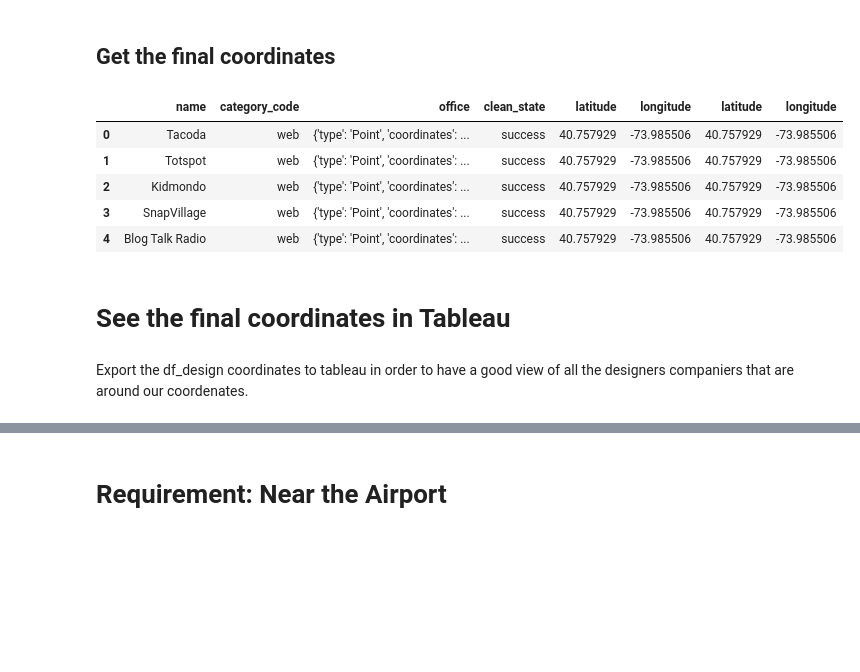
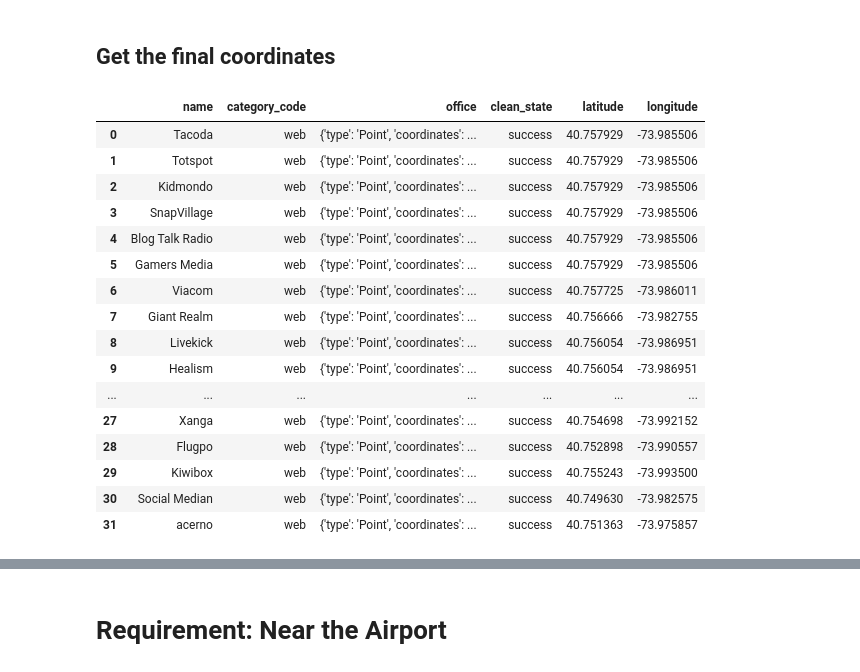
Before and after one commit to Carolinacastioni/mongo-project, a Jupyter notebook: Input/Project.ipynb, the cells around one changed output, grey strips where cells are left out. Saved outputs shown, nothing was run; the diff lists cells and outputs as text; code cells hidden in the pictures; blank space fills up the shorter version.

```diff
--- a/Input/Project.ipynb
+++ b/Input/Project.ipynb
@@ -330,23 +330,30 @@ result
 # %%
 def easyLatLng(row):
     of = row.office
     return {
         "latitude":of["coordinates"][1],
         "longitude":of["coordinates"][0]
     }
 
-df_design = pd.DataFrame(result)
+df_final = pd.DataFrame(result)
 
-df_design = pd.concat([df, df.apply(easyLatLng, axis=1, result_type="expand")], axis=1)
-df_design.head()
+df_final = pd.concat([df_final, df_final.apply(easyLatLng, axis=1, result_type="expand")], axis=1)
+df_final
 # %% [output]
-|  | name | category_code | office | clean_state | latitude | longitude | latitude | longitude |
-| 0 | Tacoda | web | {'type': 'Point', 'coordinates': ... | success | 40.757929 | -73.985506 | 40.757929 | -73.985506 |
-| 1 | Totspot | web | {'type': 'Point', 'coordinates': ... | success | 40.757929 | -73.985506 | 40.757929 | -73.985506 |
-| 2 | Kidmondo | web | {'type': 'Point', 'coordinates': ... | success | 40.757929 | -73.985506 | 40.757929 | -73.985506 |
-| 3 | SnapVillage | web | {'type': 'Point', 'coordinates': ... | success | 40.757929 | -73.985506 | 40.757929 | -73.985506 |
-| 4 | Blog Talk Radio | web | {'type': 'Point', 'coordinates': ... | success | 40.757929 | -73.985506 | 40.757929 | -73.985506 |
+|  | name | category_code | office | clean_state | latitude | longitude |
+| 0 | Tacoda | web | {'type': 'Point', 'coordinates': ... | success | 40.757929 | -73.985506 |
+| 1 | Totspot | web | {'type': 'Point', 'coordinates': ... | success | 40.757929 | -73.985506 |
+| 2 | Kidmondo | web | {'type': 'Point', 'coordinates': ... | success | 40.757929 | -73.985506 |
+| 3 | SnapVillage | web | {'type': 'Point', 'coordinates': ... | success | 40.757929 | -73.985506 |
+| 4 | Blog Talk Radio | web | {'type': 'Point', 'coordinates': ... | success | 40.757929 | -73.985506 |
+| 5 | Gamers Media | web | {'type': 'Point', 'coordinates': ... | success | 40.757929 | -73.985506 |
+| 6 | Viacom | web | {'type': 'Point', 'coordinates': ... | success | 40.757725 | -73.986011 |
+| 7 | Giant Realm | web | {'type': 'Point', 'coordinates': ... | success | 40.756666 | -73.982755 |
+| 8 | Livekick | web | {'type': 'Point', 'coordinates': ... | success | 40.756054 | -73.986951 |
+| 9 | Healism | web | {'type': 'Point', 'coordinates': ... | success | 40.756054 | -73.986951 |
+| ... | ... | ... | ... | ... | ... | ... |
+| 27 | Xanga | web | {'type': 'Point', 'coordinates': ... | success | 40.754698 | -73.992152 |
+| 28 | Flugpo | web | {'type': 'Point', 'coordinates': ... | success | 40.752898 | -73.990557 |
+| 29 | Kiwibox | web | {'type': 'Point', 'coordinates': ... | success | 40.755243 | -73.993500 |
+| 30 | Social Median | web | {'type': 'Point', 'coordinates': ... | success | 40.749630 | -73.982575 |
+| 31 | acerno | web | {'type': 'Point', 'coordinates': ... | success | 40.751363 | -73.975857 |
-# %% [markdown]
-# See the final coordinates in Tableau
-# %% [markdown]
-Export the df_design coordinates to tableau in order to have a good view of all the designers companiers that are around our coordenates.
```
Also changed, not shown: parts of 7 cells of this notebook.
